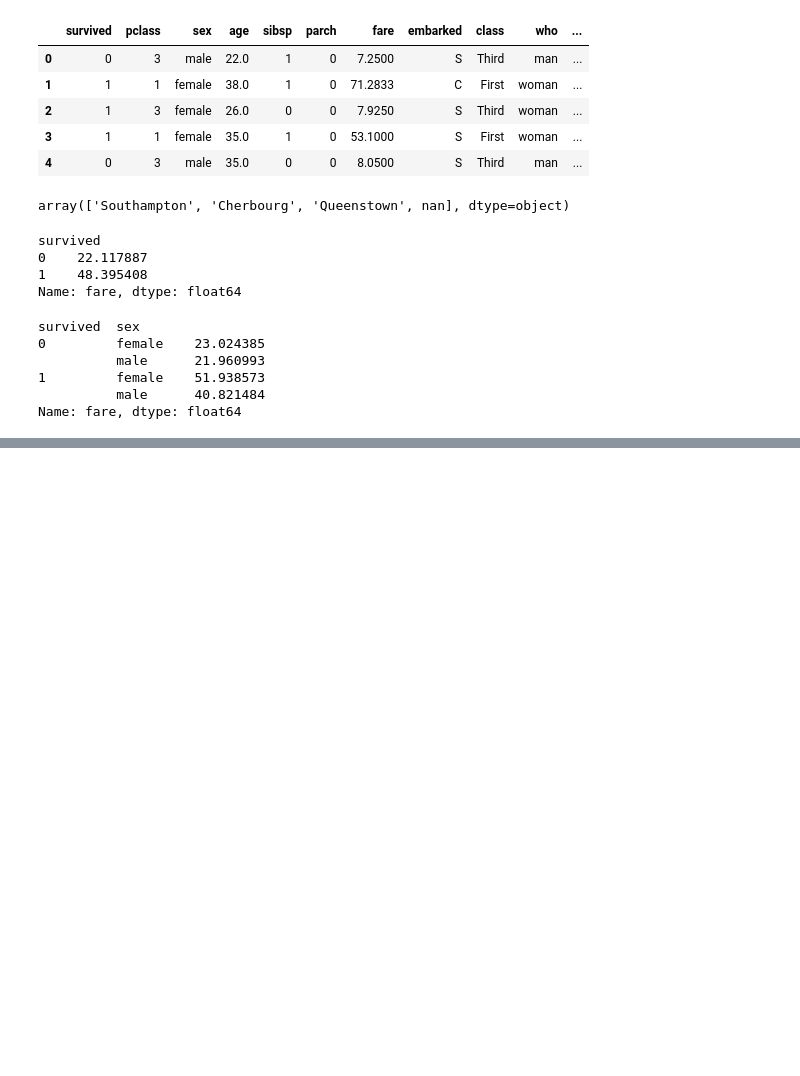
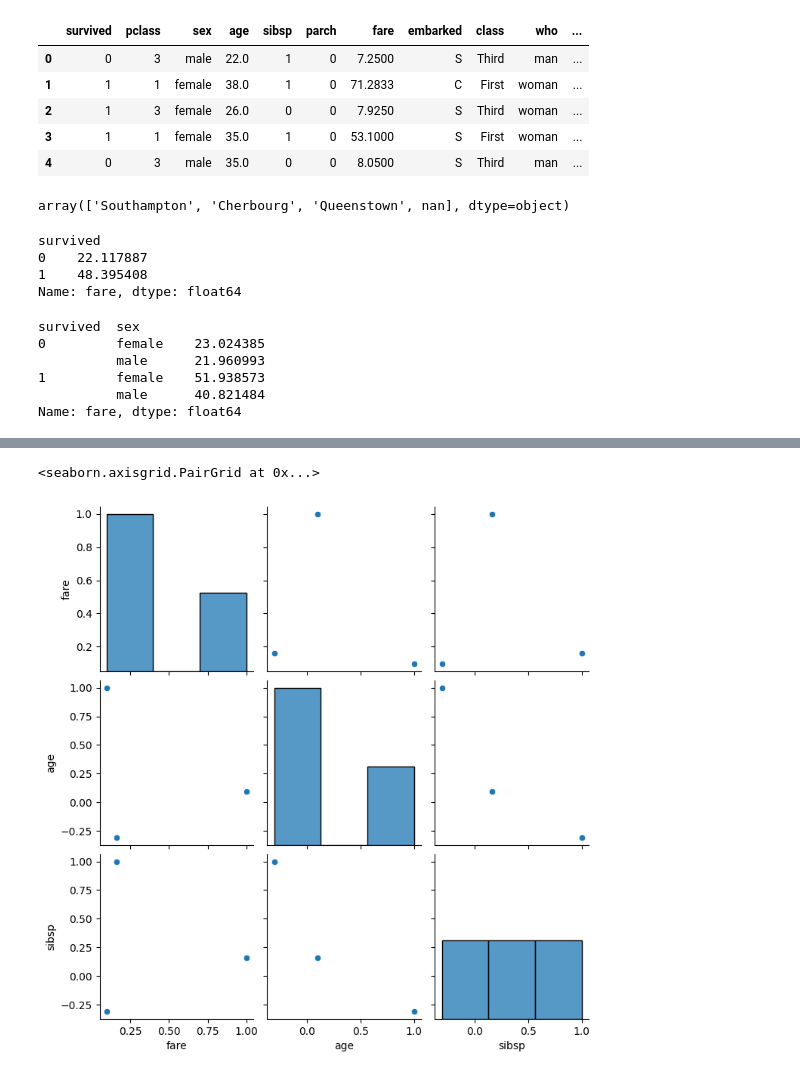
Before and after one commit to shahahmad-dev/exploratory-data-analysis, a Jupyter notebook: 01_pandas.ipynb, the cells around one changed output, grey strips where cells are left out. Cells and saved outputs as stored; diff of their text form; code cells hidden in the pictures; blank space fills up the shorter version.

```diff
--- a/01_pandas.ipynb
+++ b/01_pandas.ipynb
@@ -286,0 +306,5 @@ Name: fare, dtype: float64
+# %%
+sns.pairplot(corrleation_df)
+# %% [output]
+<seaborn.axisgrid.PairGrid at 0x...>
+[figure, added]
```
Also changed, not shown: parts of 3 cells of this notebook.
